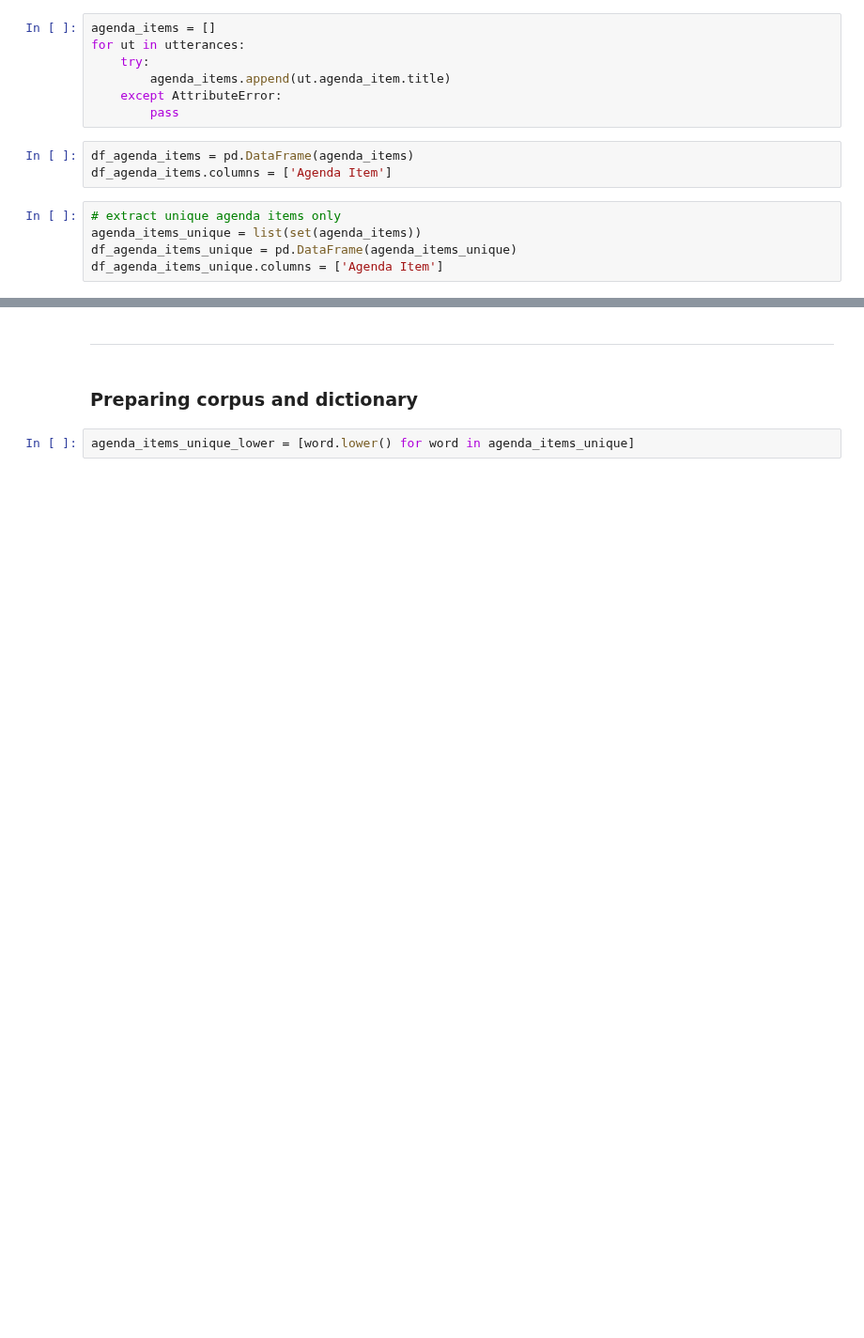
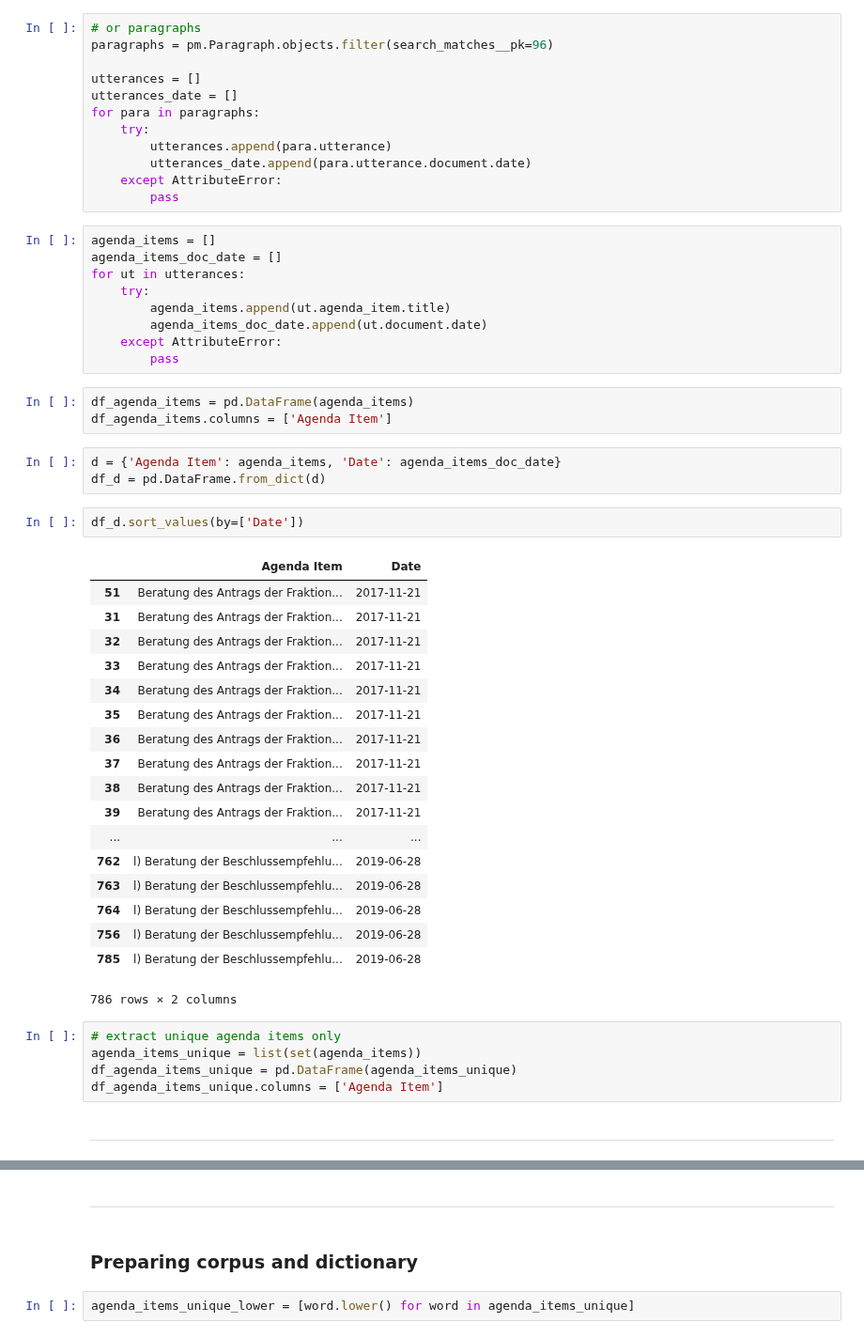
Before and after one commit to mcc-apsis/coal-discourse, a Jupyter notebook: agenda_items_search.ipynb, the cells around one changed output, grey strips where cells are left out. Shown at 94% size. Saved outputs shown, nothing was run; the diff lists cells and outputs as text; blank space fills up the shorter version.

Commit message:
check agenda items

```diff
--- a/agenda_items_search.ipynb
+++ b/agenda_items_search.ipynb
@@ -49,17 +60,57 @@ def clean_text(text):
 utterances = pm.Utterance.objects.filter(search_matches__pk=89)
 #agenda_items = pm.AgendaItem.objects.filter()
+# %%
+# or paragraphs
+paragraphs = pm.Paragraph.objects.filter(search_matches__pk=96)
+
+utterances = []
+utterances_date = []
+for para in paragraphs:
+    try:
+        utterances.append(para.utterance)
+        utterances_date.append(para.utterance.document.date)
+    except AttributeError:
+        pass
 # %%
 agenda_items = []
+agenda_items_doc_date = []
 for ut in utterances:
     try:
         agenda_items.append(ut.agenda_item.title)
+        agenda_items_doc_date.append(ut.document.date)
     except AttributeError:
         pass
 # %%
 df_agenda_items = pd.DataFrame(agenda_items)
 df_agenda_items.columns = ['Agenda Item']
+# %%
+d = {'Agenda Item': agenda_items, 'Date': agenda_items_doc_date}
+df_d = pd.DataFrame.from_dict(d)
+# %%
+df_d.sort_values(by=['Date'])
+# %% [output]
+|  | Agenda Item | Date |
+| 51 | Beratung des Antrags der Fraktion... | 2017-11-21 |
+| 31 | Beratung des Antrags der Fraktion... | 2017-11-21 |
+| 32 | Beratung des Antrags der Fraktion... | 2017-11-21 |
+| 33 | Beratung des Antrags der Fraktion... | 2017-11-21 |
+| 34 | Beratung des Antrags der Fraktion... | 2017-11-21 |
+| 35 | Beratung des Antrags der Fraktion... | 2017-11-21 |
+| 36 | Beratung des Antrags der Fraktion... | 2017-11-21 |
+| 37 | Beratung des Antrags der Fraktion... | 2017-11-21 |
+| 38 | Beratung des Antrags der Fraktion... | 2017-11-21 |
+| 39 | Beratung des Antrags der Fraktion... | 2017-11-21 |
+| ... | ... | ... |
+| 762 | l) Beratung der Beschlussempfehlu... | 2019-06-28 |
+| 763 | l) Beratung der Beschlussempfehlu... | 2019-06-28 |
+| 764 | l) Beratung der Beschlussempfehlu... | 2019-06-28 |
+| 756 | l) Beratung der Beschlussempfehlu... | 2019-06-28 |
+| 785 | l) Beratung der Beschlussempfehlu... | 2019-06-28 |
+786 rows × 2 columns
 # %%
 # extract unique agenda items only
 agenda_items_unique = list(set(agenda_items))
 df_agenda_items_unique = pd.DataFrame(agenda_items_unique)
 df_agenda_items_unique.columns = ['Agenda Item']
+# %% [markdown]
+---
```
Also changed, not shown: parts of 8 cells of this notebook.
